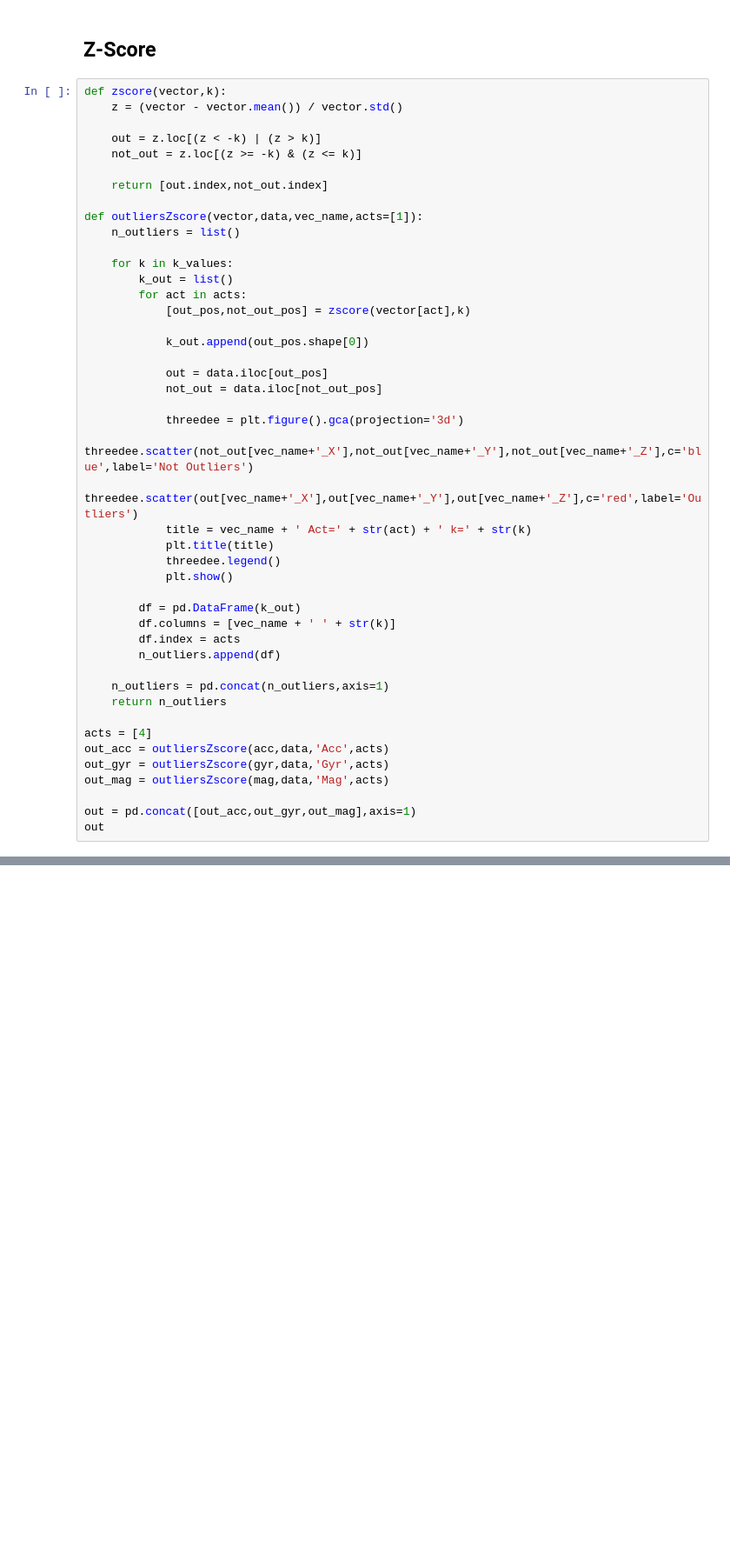
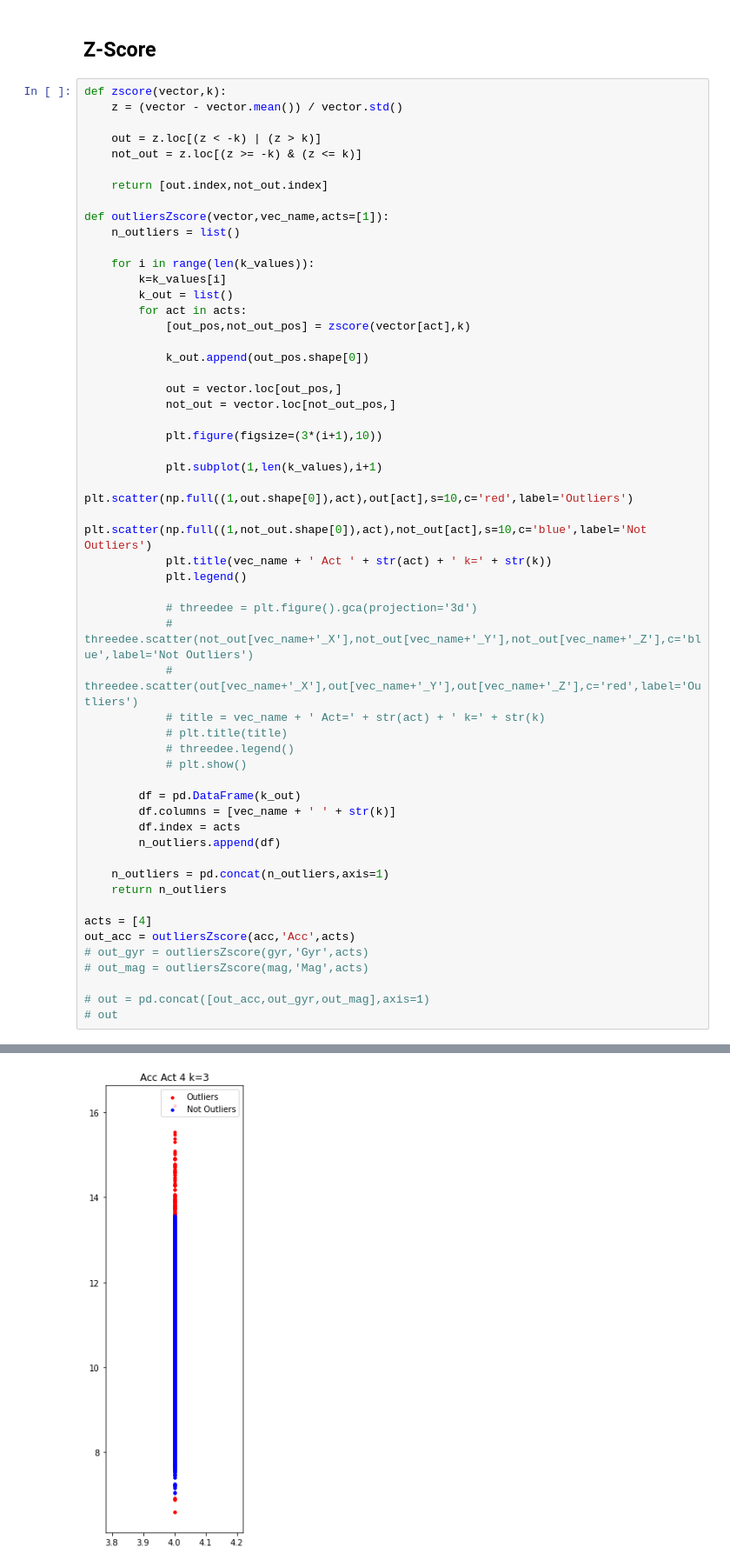
Before and after one commit to leonorcoelh0/TCD, a Jupyter notebook: Code/mainActivityNew.ipynb, the cells around one changed output, grey strips where cells are left out. Shown at 87% size. Cells and saved outputs as stored; diff of their text form; blank space fills up the shorter version.

```diff
--- a/Code/mainActivityNew.ipynb
+++ b/Code/mainActivityNew.ipynb
@@ -194,26 +197,35 @@ def zscore(vector,k):
 
     return [out.index,not_out.index]
 
-def outliersZscore(vector,data,vec_name,acts=[1]):
+def outliersZscore(vector,vec_name,acts=[1]):
     n_outliers = list()
 
-    for k in k_values:
+    for i in range(len(k_values)):
+        k=k_values[i]
         k_out = list()
         for act in acts:
             [out_pos,not_out_pos] = zscore(vector[act],k)
 
             k_out.append(out_pos.shape[0])
 
-            out = data.iloc[out_pos]
-            not_out = data.iloc[not_out_pos]
+            out = vector.loc[out_pos,]
+            not_out = vector.loc[not_out_pos,]
 
-            threedee = plt.figure().gca(projection='3d')
-            threedee.scatter(not_out[vec_name+'_X'],not_out[vec_name+'_Y'],not_out[vec_name+'_Z'],c='blue',label='Not Outliers')
-            threedee.scatter(out[vec_name+'_X'],out[vec_name+'_Y'],out[vec_name+'_Z'],c='red',label='Outliers')
-            title = vec_name + ' Act=' + str(act) + ' k=' + str(k)
-            plt.title(title)
-            threedee.legend()
-            plt.show()
+            plt.figure(figsize=(3*(i+1),10))
+
+            plt.subplot(1,len(k_values),i+1)
+            plt.scatter(np.full((1,out.shape[0]),act),out[act],s=10,c='red',label='Outliers')
+            plt.scatter(np.full((1,not_out.shape[0]),act),not_out[act],s=10,c='blue',label='Not Outliers')
+            plt.title(vec_name + ' Act ' + str(act) + ' k=' + str(k))
+            plt.legend()
+
+            # threedee = plt.figure().gca(projection='3d')
+            # threedee.scatter(not_out[vec_name+'_X'],not_out[vec_name+'_Y'],not_out[vec_name+'_Z'],c='blue',label='Not Outliers')
+            # threedee.scatter(out[vec_name+'_X'],out[vec_name+'_Y'],out[vec_name+'_Z'],c='red',label='Outliers')
+            # title = vec_name + ' Act=' + str(act) + ' k=' + str(k)
+            # plt.title(title)
+            # threedee.legend()
+            # plt.show()
 
         df = pd.DataFrame(k_out)
         df.columns = [vec_name + ' ' + str(k)]
@@ -224,10 +236,10 @@ def outliersZscore(vector,data,vec_name,acts=[1]):
     return n_outliers
 
 acts = [4]
-out_acc = outliersZscore(acc,data,'Acc',acts)
-out_gyr = outliersZscore(gyr,data,'Gyr',acts)
-out_mag = outliersZscore(mag,data,'Mag',acts)
+out_acc = outliersZscore(acc,'Acc',acts)
+# out_gyr = outliersZscore(gyr,'Gyr',acts)
+# out_mag = outliersZscore(mag,'Mag',acts)
 
-out = pd.concat([out_acc,out_gyr,out_mag],axis=1)
-out
+# out = pd.concat([out_acc,out_gyr,out_mag],axis=1)
+# out
 # %% [output]
@@ -251,3 +246,4 @@ out
+[figure, added]
 # %%
 def assign_clusters(data, centroids):
     for index, row in data.iterrows():
```
Also changed, not shown: parts of 3 cells of this notebook.
